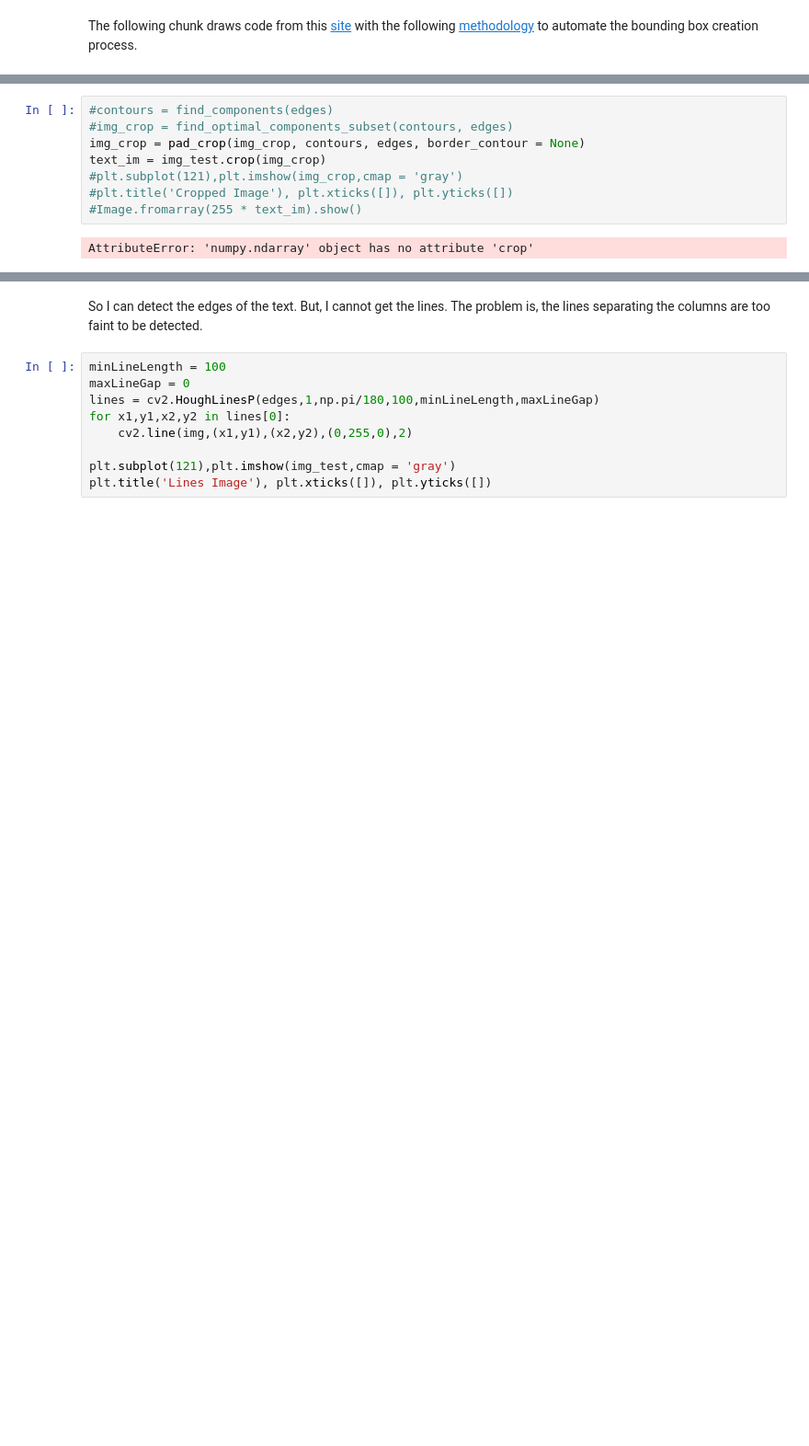
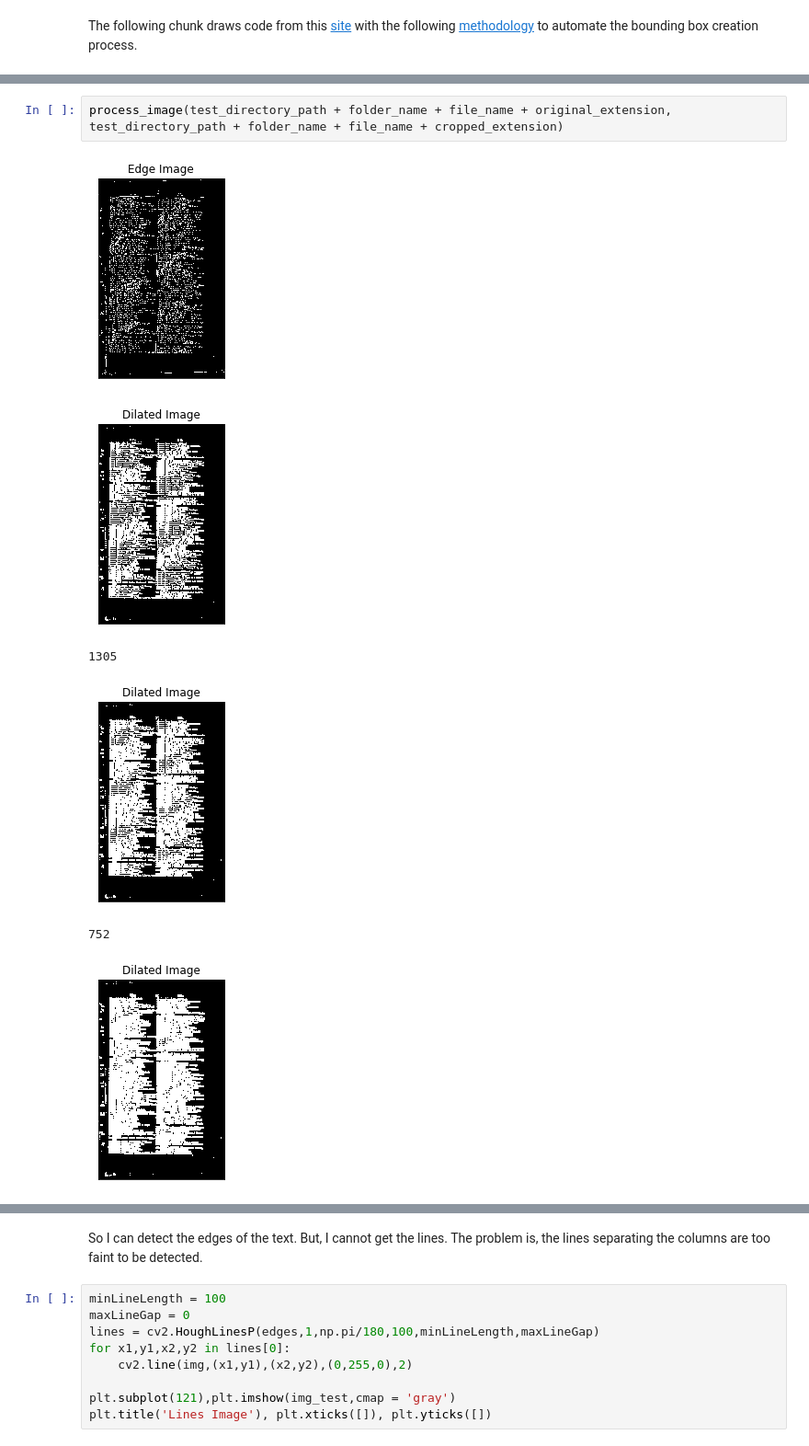
Before and after one commit to westerleyy/NYU-CityDirectories-Project, a Jupyter notebook: WorkflowTrial01.ipynb, the cells around one changed output, grey strips where cells are left out. Shown at 92% size. Drawn from its saved outputs; the diff is of its cells as text; blank space fills up the shorter version.

Commit message:
Managed to crop to just text

```diff
--- a/WorkflowTrial01.ipynb
+++ b/WorkflowTrial01.ipynb
@@ -296,10 +401,9 @@ def pad_crop(crop, contours, edges, border_contour, pad_px=15):
-# %%
-#contours = find_components(edges)
-#img_crop = find_optimal_components_subset(contours, edges)
-img_crop = pad_crop(img_crop, contours, edges, border_contour = None)
-text_im = img_test.crop(img_crop)
-#plt.subplot(121),plt.imshow(img_crop,cmap = 'gray')
-#plt.title('Cropped Image'), plt.xticks([]), plt.yticks([])
-#Image.fromarray(255 * text_im).show()
-# %% [output]
-AttributeError: 'numpy.ndarray' object has no attribute 'crop'
+# %%
+process_image(test_directory_path + folder_name + file_name + original_extension, test_directory_path + folder_name + file_name + cropped_extension)
+# %% [output]
+[figure, added]
+[figure, added]
+1305
+[figure, added]
+752
+[figure, added]
```
Also changed, not shown: parts of 6 cells of this notebook, 1 other file.
